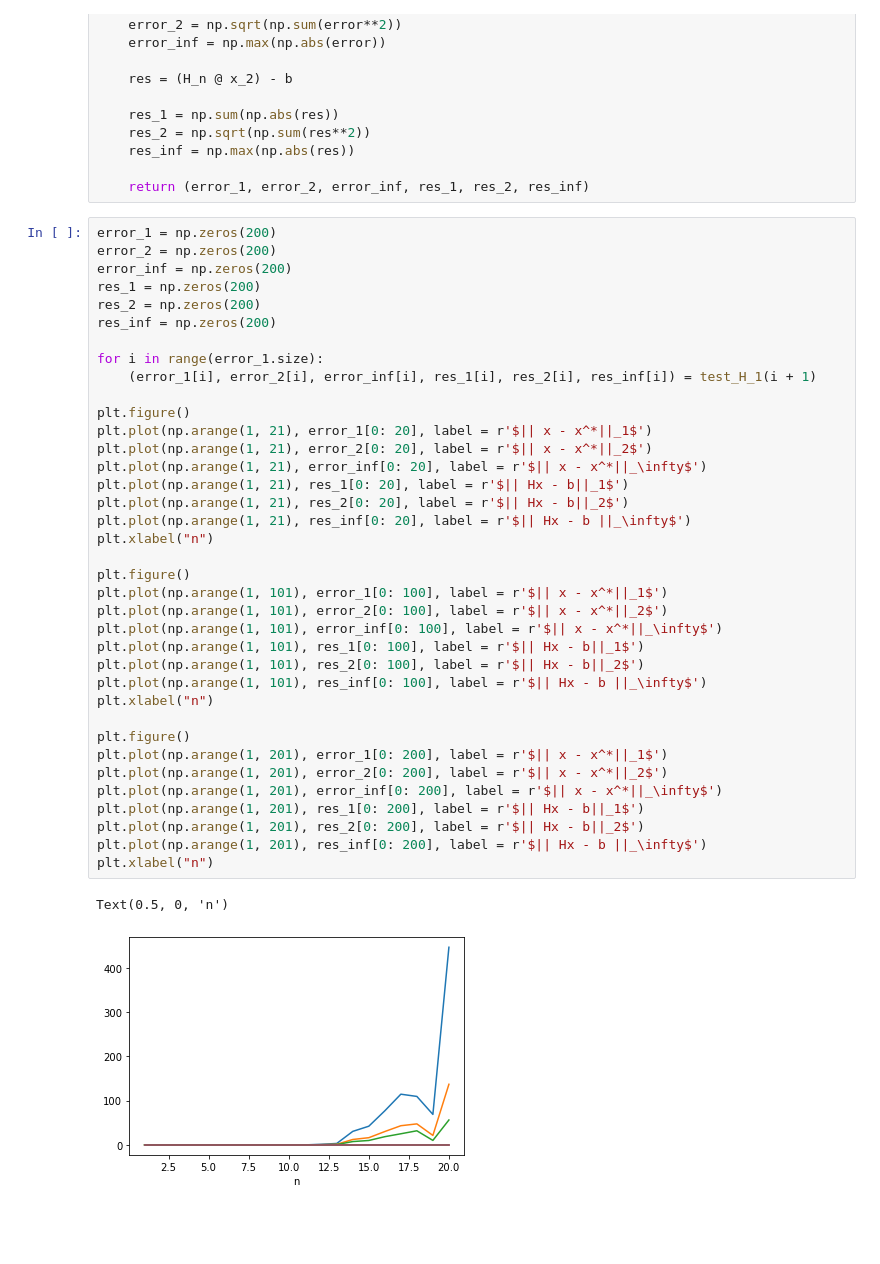
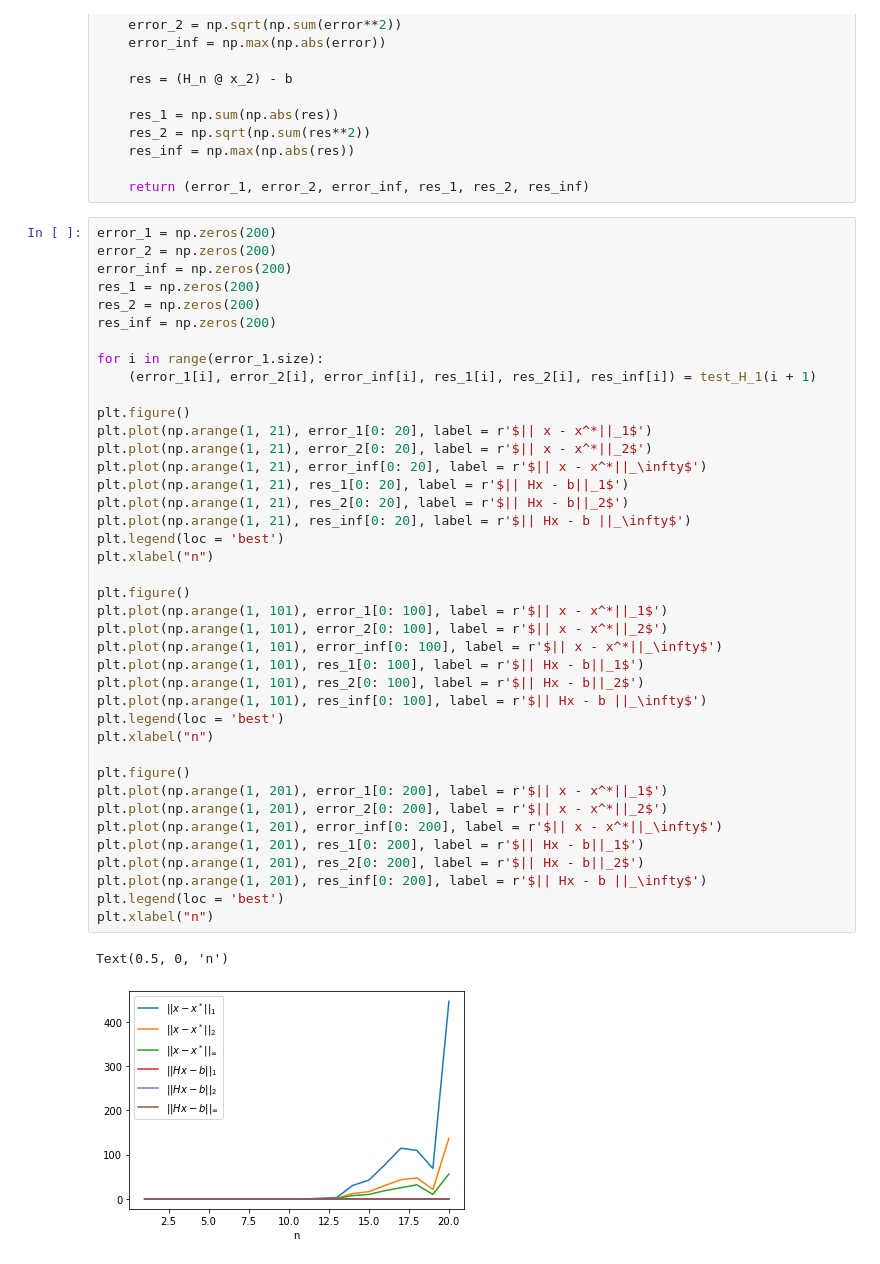
Before and after one commit to d-jakob/num0_pex, a Jupyter notebook: num0_ex11_DanielSchiller_ThomasBlankenburg_DennisJakob.ipynb, the cells around one changed output. Cells and saved outputs as stored; diff of their text form; blank space fills up the shorter version.

```diff
--- a/num0_ex11_DanielSchiller_ThomasBlankenburg_DennisJakob.ipynb
+++ b/num0_ex11_DanielSchiller_ThomasBlankenburg_DennisJakob.ipynb
@@ -63,31 +63,34 @@ for i in range(error_1.size):
     (error_1[i], error_2[i], error_inf[i], res_1[i], res_2[i], res_inf[i]) = test_H_1(i + 1)
 
 plt.figure()
 plt.plot(np.arange(1, 21), error_1[0: 20], label = r'$|| x - x^*||_1$')
 plt.plot(np.arange(1, 21), error_2[0: 20], label = r'$|| x - x^*||_2$')
 plt.plot(np.arange(1, 21), error_inf[0: 20], label = r'$|| x - x^*||_\infty$')
 plt.plot(np.arange(1, 21), res_1[0: 20], label = r'$|| Hx - b||_1$')
 plt.plot(np.arange(1, 21), res_2[0: 20], label = r'$|| Hx - b||_2$')
 plt.plot(np.arange(1, 21), res_inf[0: 20], label = r'$|| Hx - b ||_\infty$')
+plt.legend(loc = 'best')
 plt.xlabel("n")
 
 plt.figure()
 plt.plot(np.arange(1, 101), error_1[0: 100], label = r'$|| x - x^*||_1$')
 plt.plot(np.arange(1, 101), error_2[0: 100], label = r'$|| x - x^*||_2$')
 plt.plot(np.arange(1, 101), error_inf[0: 100], label = r'$|| x - x^*||_\infty$')
 plt.plot(np.arange(1, 101), res_1[0: 100], label = r'$|| Hx - b||_1$')
 plt.plot(np.arange(1, 101), res_2[0: 100], label = r'$|| Hx - b||_2$')
 plt.plot(np.arange(1, 101), res_inf[0: 100], label = r'$|| Hx - b ||_\infty$')
+plt.legend(loc = 'best')
 plt.xlabel("n")
 
 plt.figure()
 plt.plot(np.arange(1, 201), error_1[0: 200], label = r'$|| x - x^*||_1$')
 plt.plot(np.arange(1, 201), error_2[0: 200], label = r'$|| x - x^*||_2$')
 plt.plot(np.arange(1, 201), error_inf[0: 200], label = r'$|| x - x^*||_\infty$')
 plt.plot(np.arange(1, 201), res_1[0: 200], label = r'$|| Hx - b||_1$')
 plt.plot(np.arange(1, 201), res_2[0: 200], label = r'$|| Hx - b||_2$')
 plt.plot(np.arange(1, 201), res_inf[0: 200], label = r'$|| Hx - b ||_\infty$')
+plt.legend(loc = 'best')
 plt.xlabel("n")
 # %% [output]
 Text(0.5, 0, 'n')
-[figure, old version]
+[figure, new version]
```
Also changed, not shown: parts of 1 cell of this notebook.
